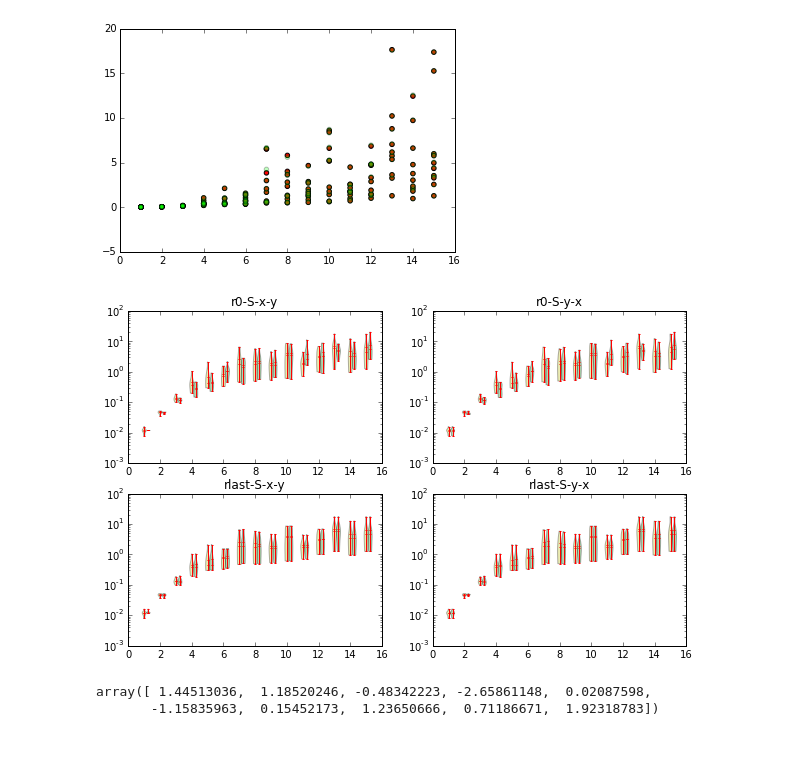
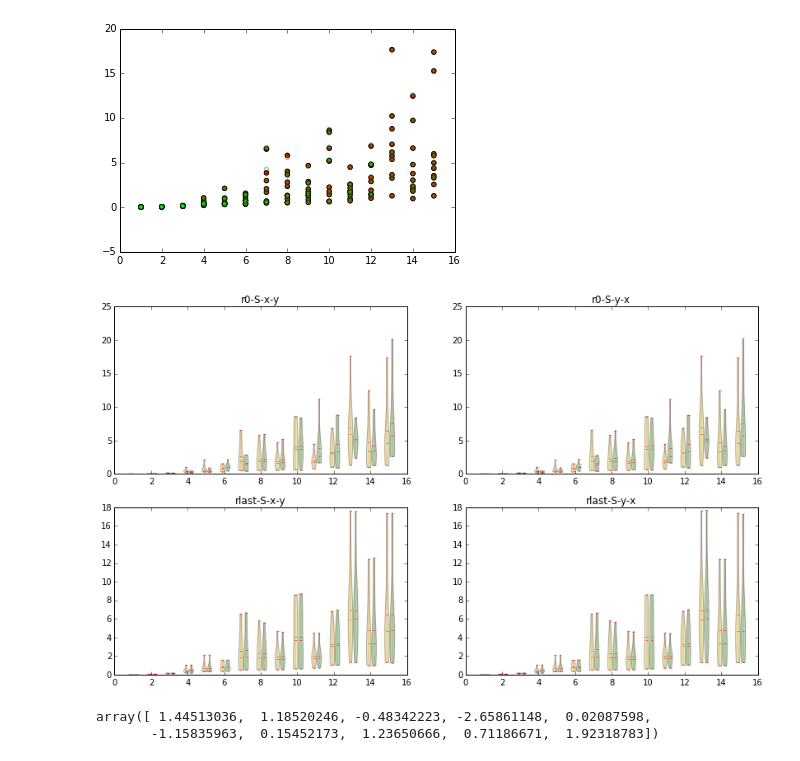
Before and after one commit to lacop/master-thesis-code, a Jupyter notebook: ntb/Test plots.ipynb, the cells around one changed output. Drawn from its saved outputs; the diff is of its cells as text; code cells hidden in the pictures.

```diff
--- a/ntb/Test plots.ipynb
+++ b/ntb/Test plots.ipynb
@@ -21,41 +21,54 @@ plt.show()
 # %% [output]
 [figure]
 # %%
-fig = plt.figure(figsize=(10,6))
+fig = plt.figure(figsize=(14,8))
 def compare(ax, filt):
-    ax.set_yscale('log')
+    #ax.set_yscale('log')
     ax.set_title(filt.decode())
     f = data['bo']==b'none'
     sets = defaultdict(list)
     for r, t in data[f][['rounds', 'time']]:
         sets[r].append(t)
     xpos = sorted(sets.keys())
     viols = [sets[x] for x in xpos]
-    xpos = [x for x in xpos]
-    _ = ax.violinplot(viols, positions=xpos, showmeans=True, showmedians=True, widths=0.25)
+    xpos = [x-0.0125-0.075 for x in xpos]
+    parts = ax.violinplot(viols, positions=xpos, showmeans=True, showmedians=True, widths=0.25)
+    parts['cbars'].set_linewidth(0.25)
+    parts['cmaxes'].set_linewidth(0.5)
+    parts['cmins'].set_linewidth(0.5)
+    parts['cmeans'].set_linewidth(0.5)
+    parts['cmedians'].set_linewidth(0.5)
+    parts['cmedians'].set_dashes('--')
 
     f = data['bo']==filt
     sets = defaultdict(list)
     for r, t in data[f][['rounds', 'time']]:
         sets[r].append(t)
     xpos = sorted(sets.keys())
     viols = [sets[x] for x in xpos]
-    xpos = [x+0.25 for x in xpos]
+    xpos = [x+0.125+0.075 for x in xpos]
     parts = ax.violinplot(viols, positions=xpos, showmeans=True, showmedians=True, widths=0.25)
+    parts['cbars'].set_linewidth(0.25)
+    parts['cmaxes'].set_linewidth(0.5)
+    parts['cmins'].set_linewidth(0.5)
+    parts['cmeans'].set_linewidth(0.5)
+    parts['cmedians'].set_linewidth(0.5)
+    parts['cmedians'].set_dashes('--')
     for part in parts['bodies']:
         part.set_facecolor('green')
+    #return parts
 
 compare(fig.add_subplot(2,2,1), b'r0-S-x-y')
 compare(fig.add_subplot(2,2,2), b'r0-S-y-x')
 compare(fig.add_subplot(2,2,3), b'rlast-S-x-y')
 compare(fig.add_subplot(2,2,4), b'rlast-S-y-x')
 
 plt.savefig('violin-compare-bos.pdf')
 
 #plt.violinplot(list(data[f][['rounds','time']]))
 #plt.violinplot([[1, 10, 20, 30, 11, 13, 12], [1, 15], [2, 20]], showmedians=True)
 # %% [output]
-[figure, old version]
+[figure, new version]
 # %%
 np.random.normal(size=10)
 # %% [output]
```
Also changed, not shown: parts of 1 cell of this notebook.
